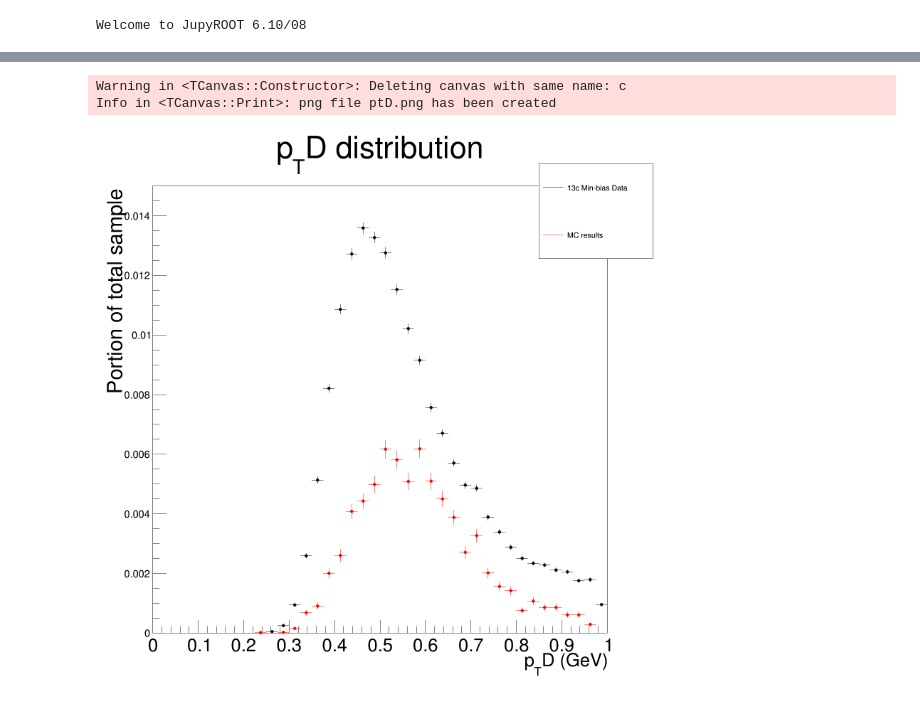
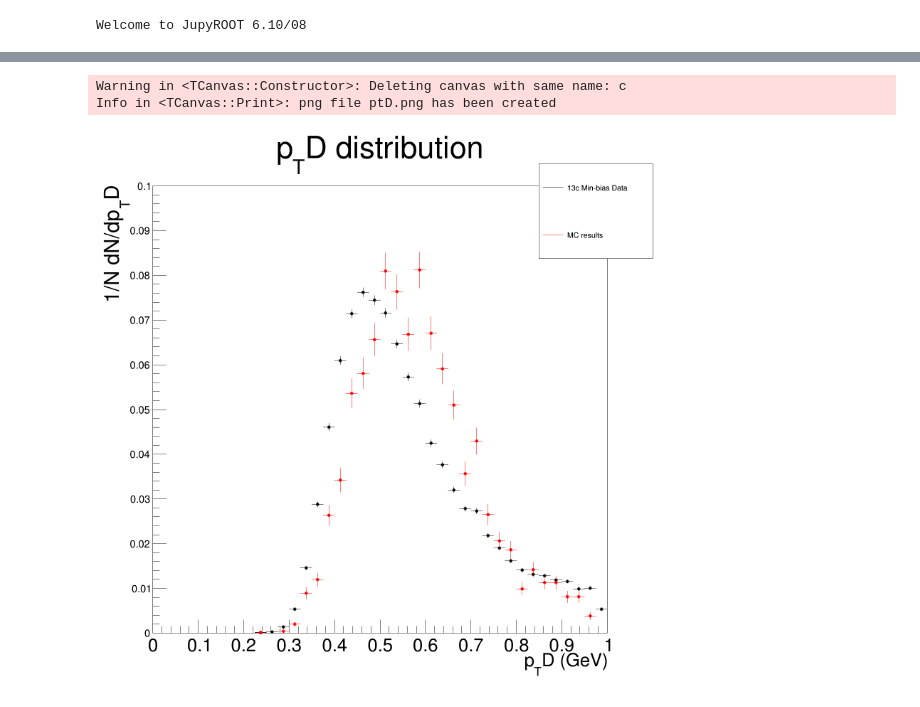
Before and after one commit to ivanache/heavy_ion_data, a Jupyter notebook: jet_jet/JetJetGrapher.ipynb, the cells around one changed output, grey strips where cells are left out. Cells and saved outputs as stored; diff of their text form; code cells hidden in the pictures.

```diff
--- a/jet_jet/JetJetGrapher.ipynb
+++ b/jet_jet/JetJetGrapher.ipynb
@@ -158,31 +170,31 @@ Info in <TCanvas::Print>: png file AvgEta.png has been created
 # %%
 # Graph ptD
-ptD_13c.SetTitle("p_{T}D distribution; p_{T}D (GeV); Portion of total sample")
-ptD_13c.SetMaximum(0.015)
+ptD_13c.SetTitle("p_{T}D distribution; p_{T}D (GeV); 1/N dN/dp_{T}D")
+ptD_13c.SetMaximum(0.1)
 ptD_13c.SetMinimum(0)
 ptD_13c.GetYaxis().SetTitleOffset(1)
 ptD_13c.GetYaxis().SetLabelSize(0.02)
 ptD_13c.GetYaxis().SetTitleSize(0.04)
 ptD_13c.SetLineColor(1)
 ptD_13c.SetMarkerColor(1)
 ptD_13c.SetMarkerStyle(20)
 ptD_MC.SetLineColor(2)
 ptD_MC.SetMarkerColor(2)
 ptD_MC.SetMarkerStyle(20)
 
 c = TCanvas("c", "c", 1600, 1600)
 ptD_13c.Draw()
 ptD_MC.Draw("same")
 c.Draw()
 
 legend1 = TLegend(0.78, 0.77, 0.98, .94)
 legend1.AddEntry(ptD_13c, "13c Min-bias Data", "l")
 legend1.AddEntry(ptD_MC, "MC results", "l")
 legend1.Draw()
 c.SaveAs("ptD.png")
 # %% [output]
 Warning in <TCanvas::Constructor>: Deleting canvas with same name: c
 Info in <TCanvas::Print>: png file ptD.png has been created
-[figure, old version]
+[figure, new version]
 # %%
 # Graph Multiplicity
```
Also changed, not shown: parts of 9 cells of this notebook, 3 other files.
